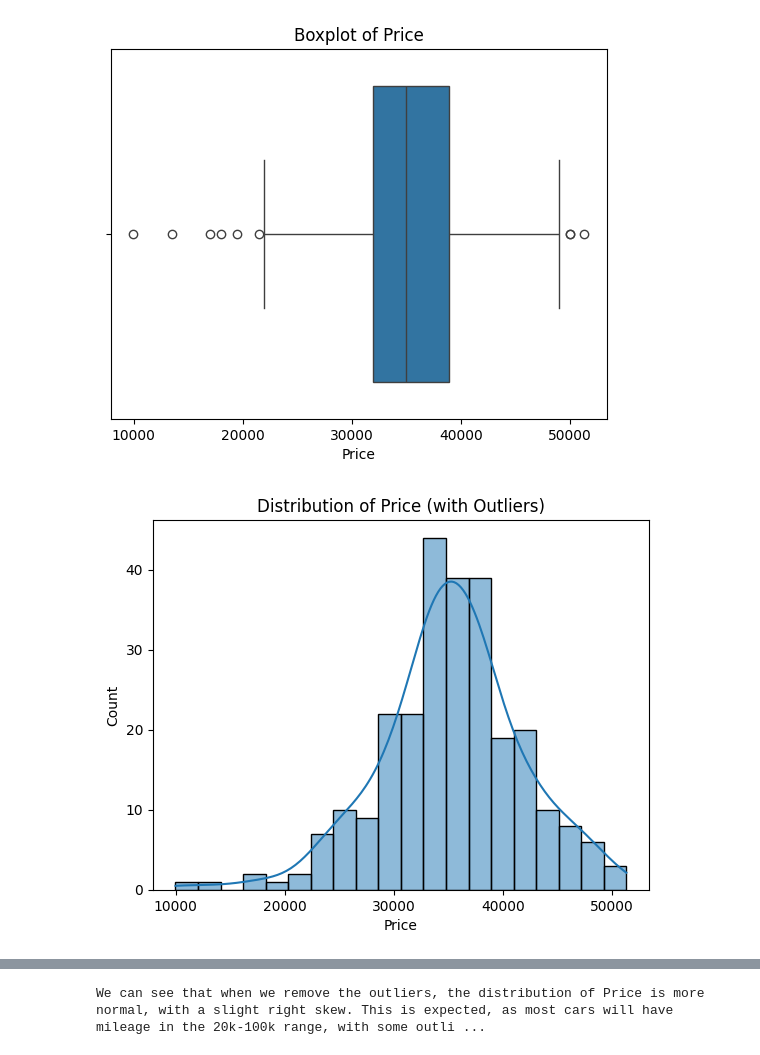
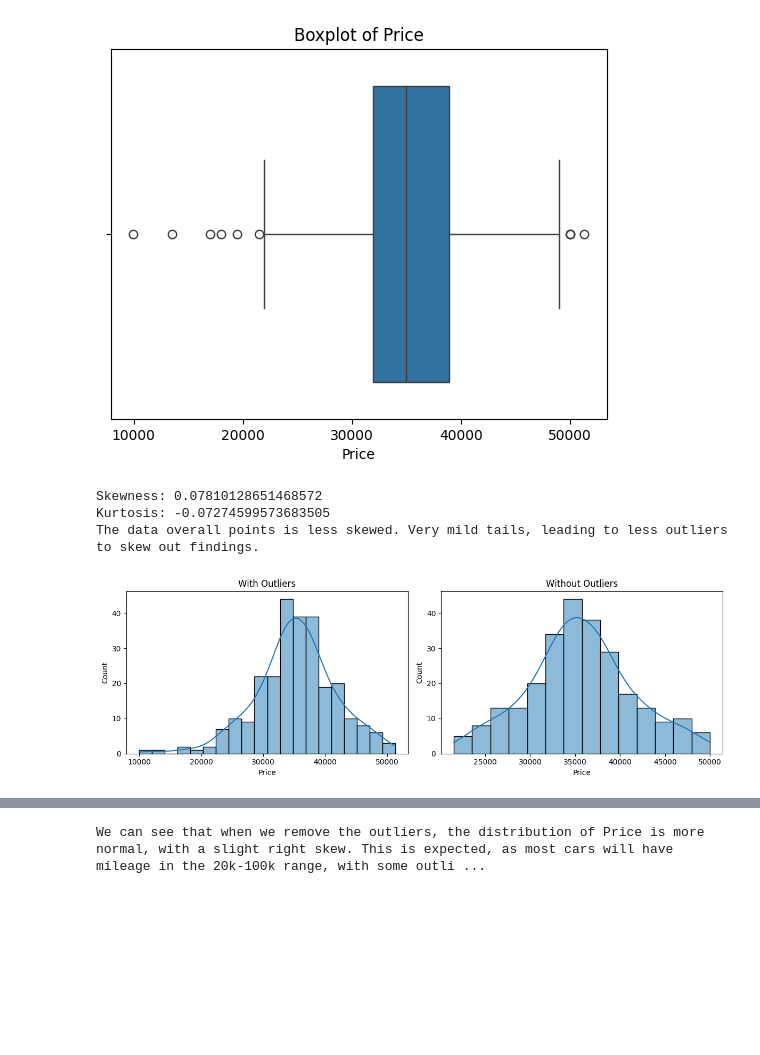
Before and after one commit to gabriel-joseph/data_science_portfolio, a Jupyter notebook: final_project/vance_final_project_eda.ipynb, the cells around one changed output, grey strips where cells are left out. Drawn from its saved outputs; the diff is of its cells as text; code cells hidden in the pictures; blank space fills up the shorter version.

```diff
--- a/final_project/vance_final_project_eda.ipynb
+++ b/final_project/vance_final_project_eda.ipynb
@@ -325,9 +326,26 @@ plt.show()
 # %%
 # We can see the Price below 20k is an outlier, as is the price above 50k. We'll drop these outliers for a new df. However, these points might represent some relationships, such as old cars or cars with high mileage, so we'll retain our old dataset.
 grand_cherokee_df_without_price_outliers = grand_cherokee_df[(grand_cherokee_df['Price'] >= 20000) & (grand_cherokee_df['Price'] <= 50000)]
+# %%
+print("Skewness:", grand_cherokee_df_without_price_outliers['Price'].skew())
+print("Kurtosis:", grand_cherokee_df_without_price_outliers['Price'].kurt())
+print("The data overall points is less skewed. Very mild tails, leading to less outliers to skew out findings.")
+# %% [output]
+Skewness: 0.07810128651468572
+Kurtosis: -0.07274599573683505
+The data overall points is less skewed. Very mild tails, leading to less outliers to skew out findings.
 # %%
-sns.histplot(grand_cherokee_df['Price'], kde=True)
-plt.title("Distribution of Price (with Outliers)")
+# Plotting both side by side to see the skew with and without outliers
+
+fig, axes = plt.subplots(1, 2, figsize=(12, 4))  # 1 row, 2 columns
+
+sns.histplot(grand_cherokee_df['Price'], kde=True, ax=axes[0])
+axes[0].set_title("With Outliers")
+
+sns.histplot(grand_cherokee_df_without_price_outliers['Price'], kde=True, ax=axes[1])
+axes[1].set_title("Without Outliers")
+
+plt.tight_layout()
 plt.show()
 # %% [output]
-[figure, old version]
+[figure, new version]
```
Also changed, not shown: parts of 22 cells of this notebook.
